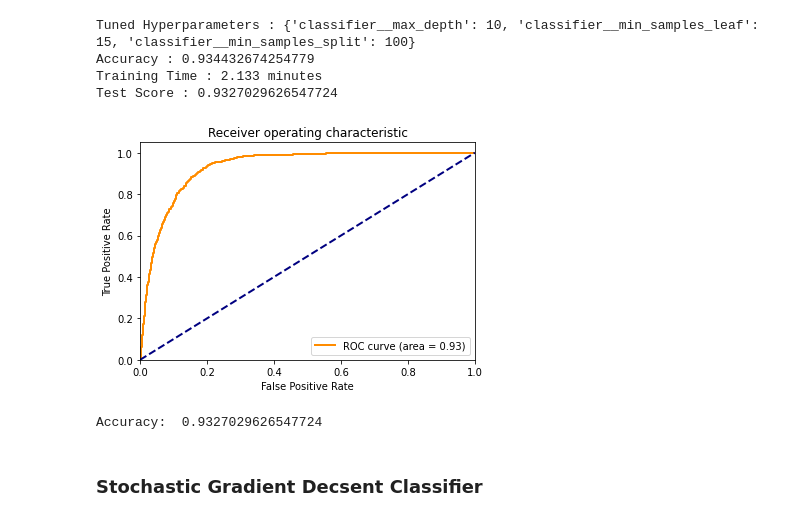
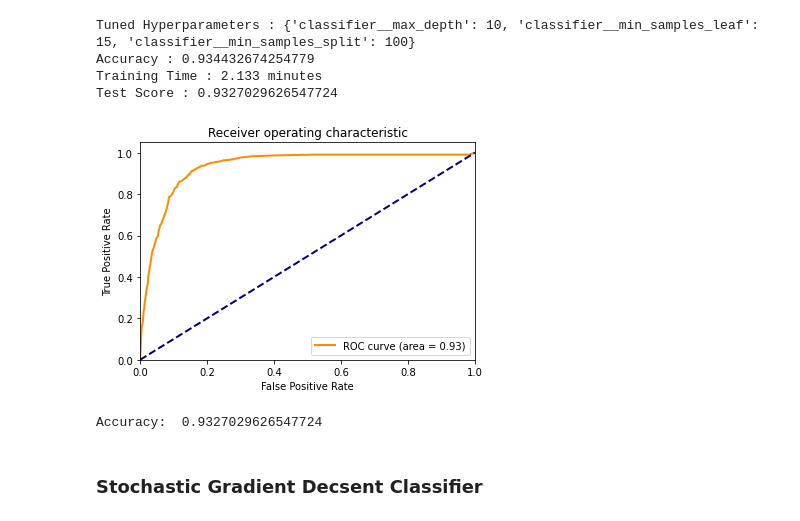
Before and after one commit to gitkym/uvs_bank_marketing_project, a Jupyter notebook: Models.ipynb, the cells around one changed output. Saved outputs shown, nothing was run; the diff lists cells and outputs as text; code cells hidden in the pictures.

```diff
--- a/Models.ipynb
+++ b/Models.ipynb
@@ -384,31 +384,31 @@ Test Score : 0.9327029626547724
 # %%
 # load model
 folds = 5
 clf_grid = pickle.load(open(f'model_dt_{folds}.pkl', 'rb'))
 
 # Convert string labels to binary values
 le = LabelEncoder()
 y_test = le.fit_transform(y_test)
 y_prob = clf_grid.predict_proba(X_test)[:, 1]   # use predict_proba to get the probability scores for non-linear models
-fpr, tpr, _ = roc_curve(y_test, y_score)
+fpr, tpr, _ = roc_curve(y_test, y_prob)
 roc_auc = auc(fpr, tpr)
 plt.figure()
 lw = 2
 plt.plot(fpr, tpr, color='darkorange',
             lw=lw, label='ROC curve (area = %0.2f)' % roc_auc)
 plt.plot([0, 1], [0, 1], color='navy', lw=lw, linestyle='--')
 plt.xlim([0.0, 1.0])
 plt.ylim([0.0, 1.05])
 plt.xlabel('False Positive Rate')
 plt.ylabel('True Positive Rate')
 plt.title('Receiver operating characteristic')
 plt.legend(loc="lower right")
 plt.show()
 
 accuracy = clf_grid.score(X_test, y_test)
 print('Accuracy: ', accuracy)
 # %% [output]
-[figure, old version]
+[figure, new version]
 Accuracy:  0.9327029626547724
 # %% [markdown]
 ### Stochastic Gradient Decsent Classifier
```
Also changed, not shown: parts of 2 cells of this notebook, 2 other files.
